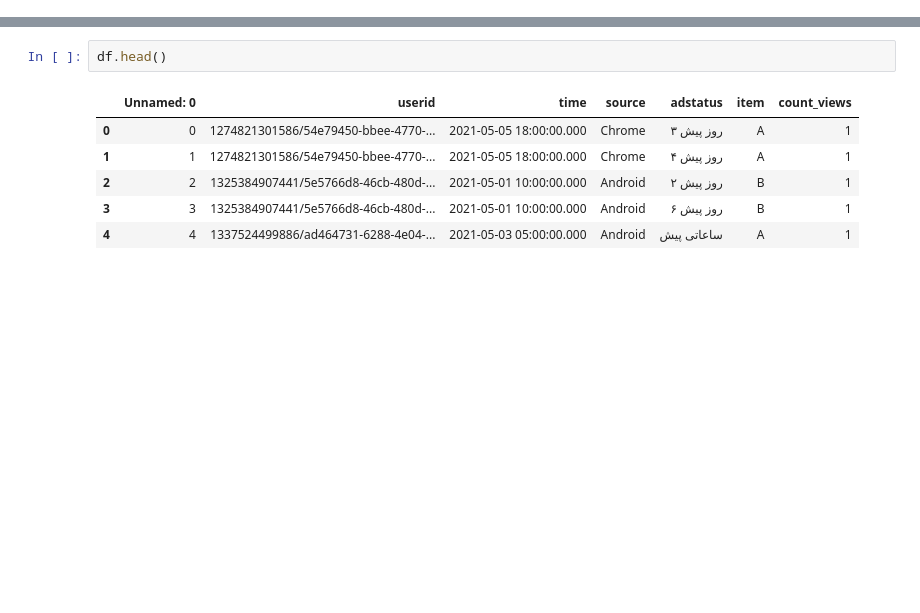
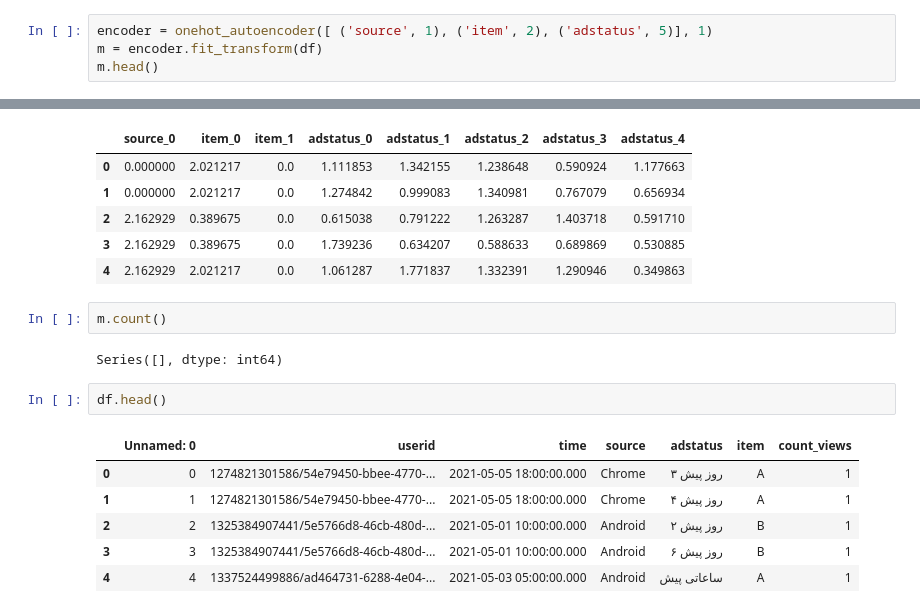
Before and after one commit to sasansharifipour/Spark_Class, a Jupyter notebook: train_sheypoor.ipynb, the cells around one changed output, grey strips where cells are left out. Drawn from its saved outputs; the diff is of its cells as text; blank space fills up the shorter version.

```diff
--- a/train_sheypoor.ipynb
+++ b/train_sheypoor.ipynb
@@ -28,0 +99,5 @@ df = pd.DataFrame(data)
+# %%
+encoder = onehot_autoencoder([ ('source', 1), ('item', 2), ('adstatus', 5)], 1)
+m = encoder.fit_transform(df)
+m.head()
+# %% [output]
@@ -29,3 +107,13 @@ df = pd.DataFrame(data)
+|  | source_0 | item_0 | item_1 | adstatus_0 | adstatus_1 | adstatus_2 | adstatus_3 | adstatus_4 |
+| 0 | 0.000000 | 2.021217 | 0.0 | 1.111853 | 1.342155 | 1.238648 | 0.590924 | 1.177663 |
+| 1 | 0.000000 | 2.021217 | 0.0 | 1.274842 | 0.999083 | 1.340981 | 0.767079 | 0.656934 |
+| 2 | 2.162929 | 0.389675 | 0.0 | 0.615038 | 0.791222 | 1.263287 | 1.403718 | 0.591710 |
+| 3 | 2.162929 | 0.389675 | 0.0 | 1.739236 | 0.634207 | 0.588633 | 0.689869 | 0.530885 |
+| 4 | 2.162929 | 2.021217 | 0.0 | 1.061287 | 1.771837 | 1.332391 | 1.290946 | 0.349863 |
+# %%
+m.count()
+# %% [output]
+Series([], dtype: int64)
 # %%
 df.head()
 # %% [output]
```
Also changed, not shown: parts of 4 cells of this notebook.
